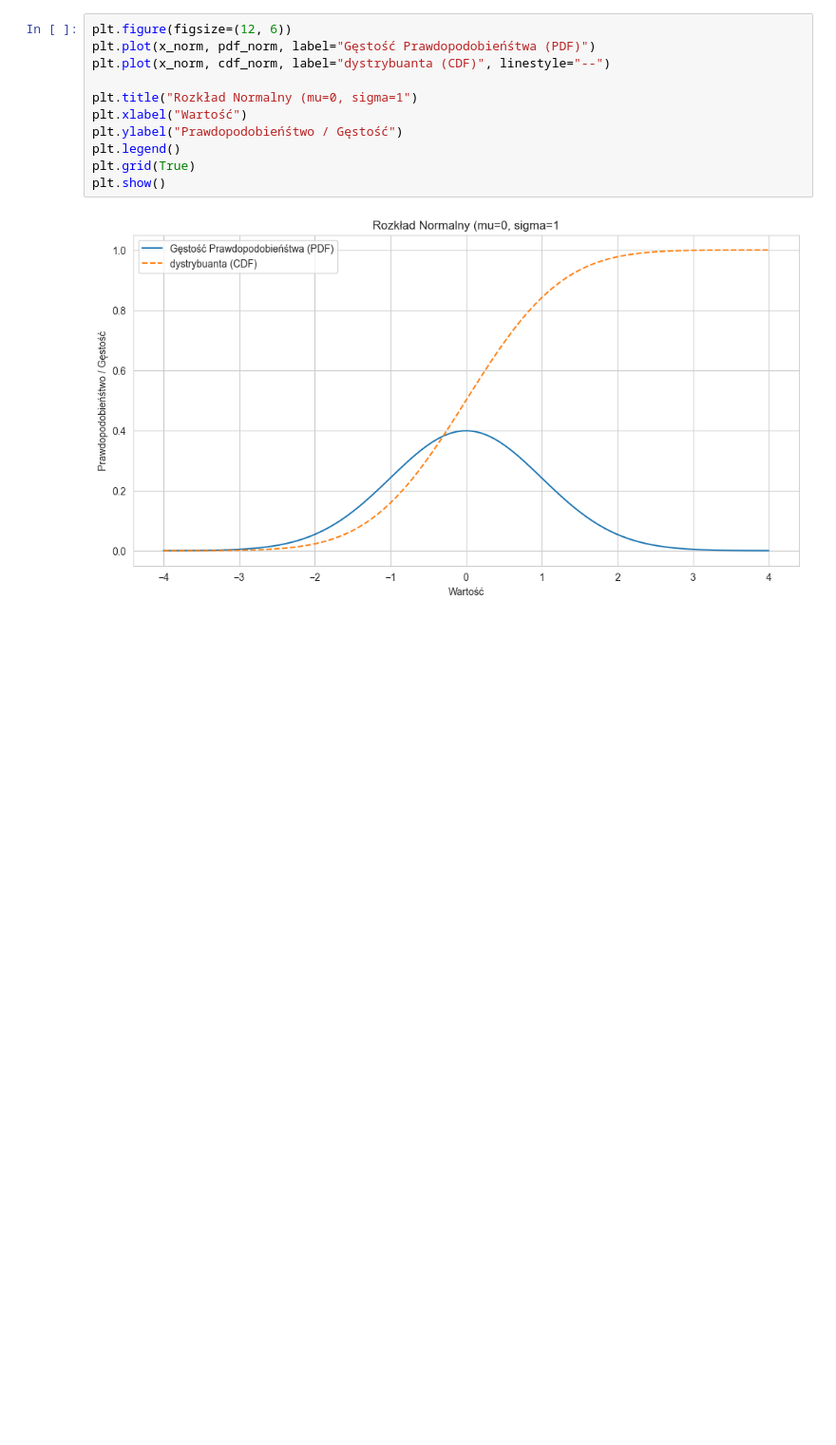
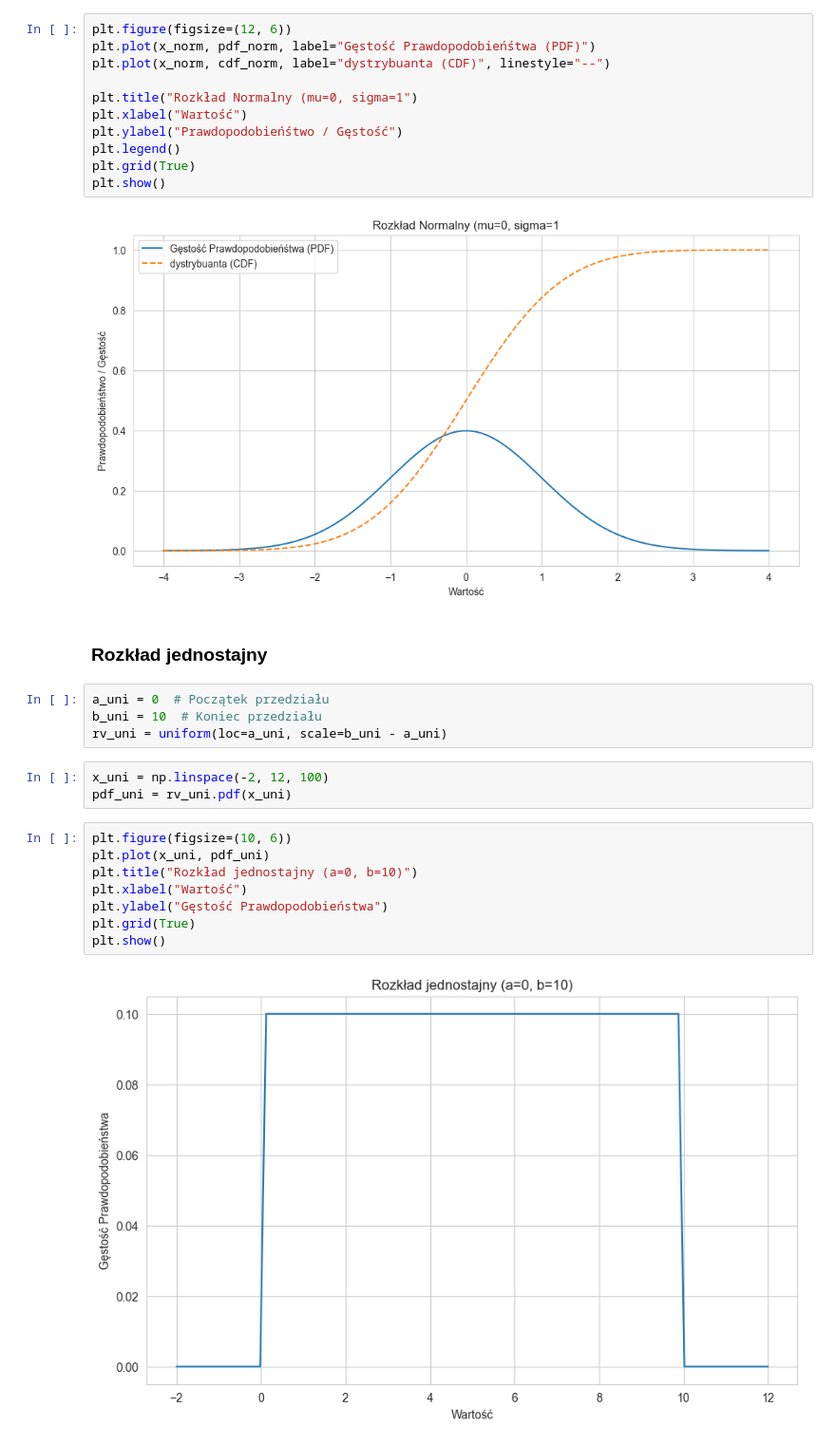
Before and after one commit to rajkonkret/PythonProjectAnaliza-20-10-2025, a Jupyter notebook: cwiczenie8.ipynb, the cells around one changed output. Shown at 95% size. Saved outputs shown, nothing was run; the diff lists cells and outputs as text; blank space fills up the shorter version.

```diff
--- a/cwiczenie8.ipynb
+++ b/cwiczenie8.ipynb
@@ -163,3 +163,22 @@ plt.grid(True)
 plt.show()
 # %% [output]
 [figure]
+# %% [markdown]
+### Rozkład jednostajny
+# %%
+a_uni = 0  # Początek przedziału
+b_uni = 10  # Koniec przedziału
+rv_uni = uniform(loc=a_uni, scale=b_uni - a_uni)
+# %%
+x_uni = np.linspace(-2, 12, 100)
+pdf_uni = rv_uni.pdf(x_uni)
+# %%
+plt.figure(figsize=(10, 6))
+plt.plot(x_uni, pdf_uni)
+plt.title("Rozkład jednostajny (a=0, b=10)")
+plt.xlabel("Wartość")
+plt.ylabel("Gęstość Prawdopodobieństwa")
+plt.grid(True)
+plt.show()
+# %% [output]
+[figure, added]
```
